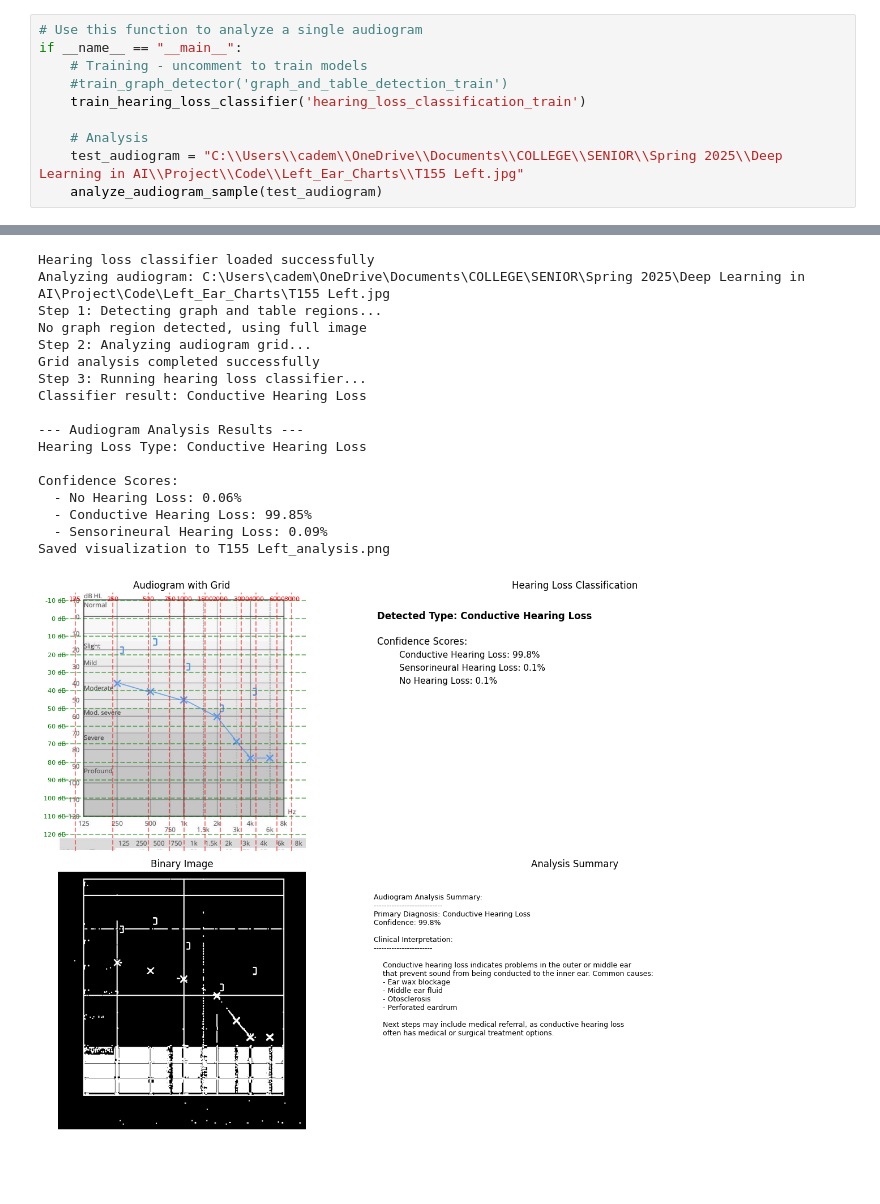
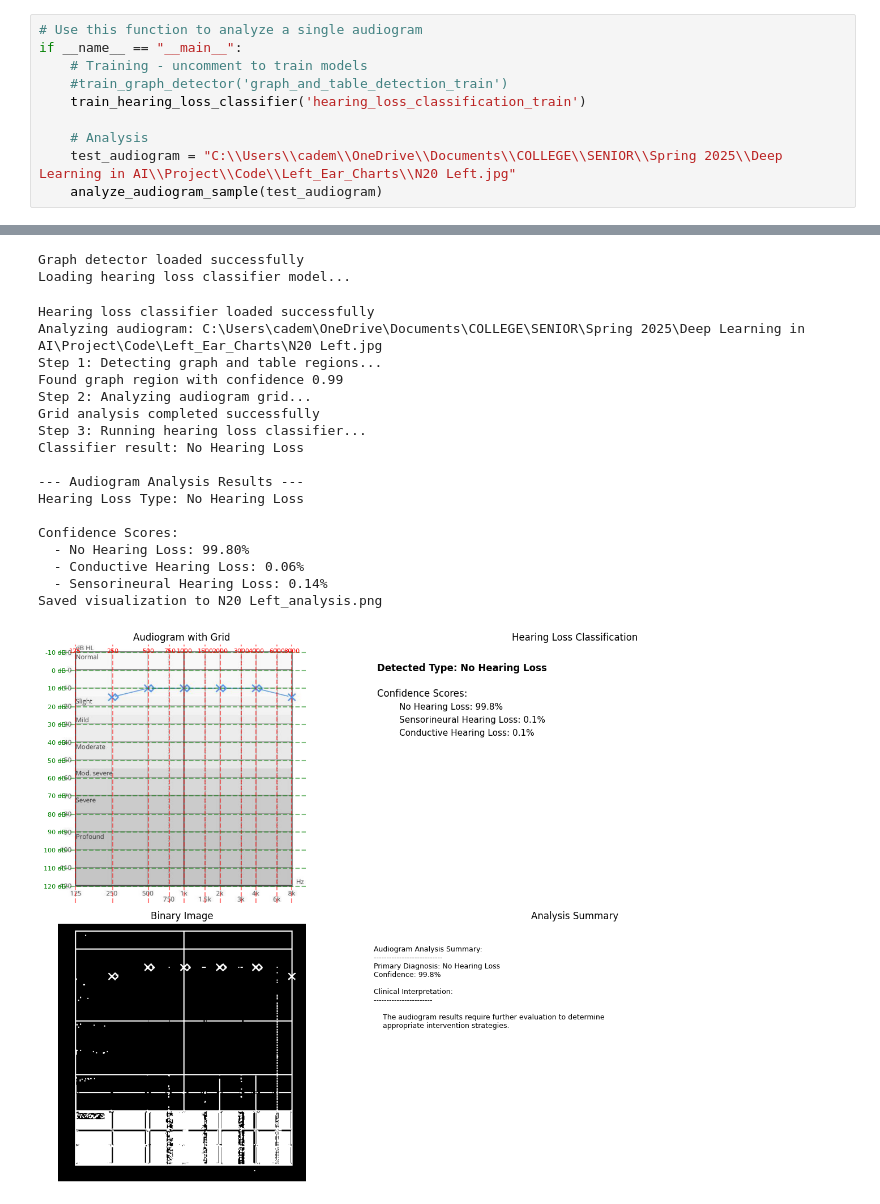
Before and after one commit to cademag/BME450-Audiogram, a Jupyter notebook: AI_TEST5.ipynb, the cells around one changed output, grey strips where cells are left out. Cells and saved outputs as stored; diff of their text form; blank space fills up the shorter version.

```diff
--- a/AI_TEST5.ipynb
+++ b/AI_TEST5.ipynb
@@ -642,7 +611,7 @@ if __name__ == "__main__":
     train_hearing_loss_classifier('hearing_loss_classification_train')
 
     # Analysis
-    test_audiogram = "C:\\Users\\cadem\\OneDrive\\Documents\\COLLEGE\\SENIOR\\Spring 2025\\Deep Learning in AI\\Project\\Code\\Left_Ear_Charts\\T155 Left.jpg"
+    test_audiogram = "C:\\Users\\cadem\\OneDrive\\Documents\\COLLEGE\\SENIOR\\Spring 2025\\Deep Learning in AI\\Project\\Code\\Left_Ear_Charts\\N20 Left.jpg"
     analyze_audiogram_sample(test_audiogram)
 # %% [output]
 Looking for images in: hearing_loss_classification_train
@@ -667,18 +652,20 @@ Loading hearing loss classifier model...
-Hearing loss classifier loaded successfully
-Analyzing audiogram: C:\Users\cadem\OneDrive\Documents\COLLEGE\SENIOR\Spring 2025\Deep Learning in AI\Project\Code\Left_Ear_Charts\T155 Left.jpg
-Step 1: Detecting graph and table regions...
-No graph region detected, using full image
-Step 2: Analyzing audiogram grid...
-Grid analysis completed successfully
-Step 3: Running hearing loss classifier...
-Classifier result: Conductive Hearing Loss
-
---- Audiogram Analysis Results ---
-Hearing Loss Type: Conductive Hearing Loss
-
-Confidence Scores:
-  - No Hearing Loss: 0.06%
-  - Conductive Hearing Loss: 99.85%
-  - Sensorineural Hearing Loss: 0.09%
-Saved visualization to T155 Left_analysis.png
+Graph detector loaded successfully
+Loading hearing loss classifier model...
+Hearing loss classifier loaded successfully
+Analyzing audiogram: C:\Users\cadem\OneDrive\Documents\COLLEGE\SENIOR\Spring 2025\Deep Learning in AI\Project\Code\Left_Ear_Charts\N20 Left.jpg
+Step 1: Detecting graph and table regions...
+Found graph region with confidence 0.99
+Step 2: Analyzing audiogram grid...
+Grid analysis completed successfully
+Step 3: Running hearing loss classifier...
+Classifier result: No Hearing Loss
+
+--- Audiogram Analysis Results ---
+Hearing Loss Type: No Hearing Loss
+
+Confidence Scores:
+  - No Hearing Loss: 99.80%
+  - Conductive Hearing Loss: 0.06%
+  - Sensorineural Hearing Loss: 0.14%
+Saved visualization to N20 Left_analysis.png
-[figure, old version]
+[figure, new version]
```
Also changed, not shown: parts of 5 cells of this notebook.
